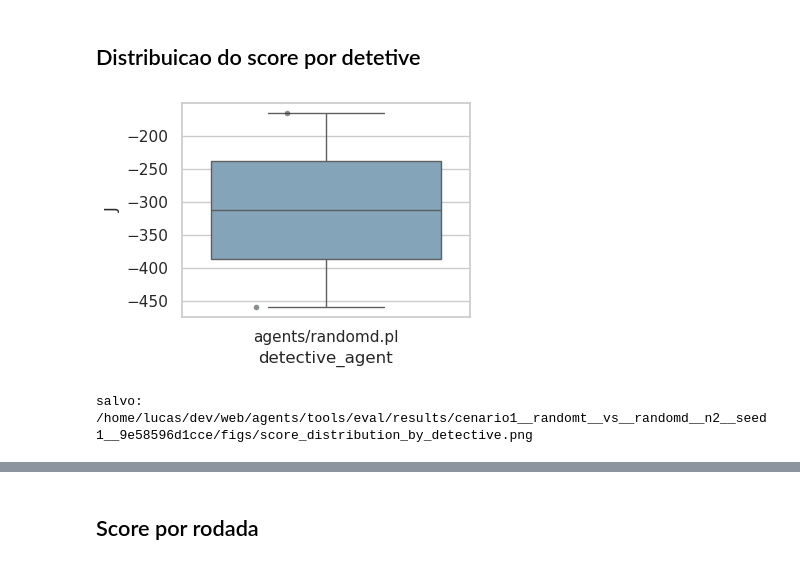
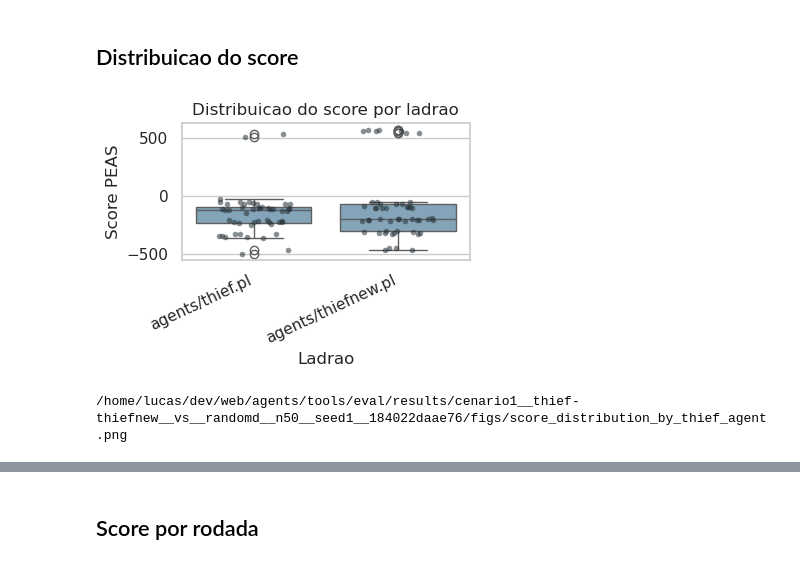
Before and after one commit to Kyamel/agents, a Jupyter notebook: tools/eval/plot.ipynb, the cells around one changed output, grey strips where cells are left out. Drawn from its saved outputs; the diff is of its cells as text; code cells hidden in the pictures.

```diff
--- a/tools/eval/plot.ipynb
+++ b/tools/eval/plot.ipynb
@@ -37,5 +50,5 @@ RESULT_DIR, FIGS_DIR
 # %%
-# Helpers
+# Helpers equivalentes aos de tools/eval/plot.py
 def load_dataset(result_dir: Path):
     """Carrega os CSVs de uma bateria em um dict de DataFrames."""
     result_dir = Path(result_dir).resolve()
@@ -70,6 +83,14 @@ def normalize_frames(matches: pd.DataFrame, summary: pd.DataFrame, best_worst: p
         }).fillna(matches["winner"])
 
 
+def save_fig(name: str) -> None:
+    plt.tight_layout()
+    path = FIGS_DIR / name
+    plt.savefig(path, dpi=160, bbox_inches="tight")
+    plt.show()
+    print(path)
+
+
 def without_all(summary: pd.DataFrame) -> pd.DataFrame:
     if "detective_agent" not in summary.columns:
         return summary
@@ -77,14 +98,10 @@ def without_all(summary: pd.DataFrame) -> pd.DataFrame:
     return filtered if not filtered.empty else summary
 
 
-def save_fig(name: str):
-    """Salva a figura atual em FIGS_DIR e fecha a figura."""
-    path = FIGS_DIR / name
-    plt.tight_layout()
-    plt.savefig(path, dpi=160, bbox_inches="tight")
-    plt.show()
-    plt.close()
-    print(f"salvo: {path}")
+def comparison_axis(frame: pd.DataFrame):
+    if "thief_agent" in frame.columns and frame["thief_agent"].nunique() > 1:
+        return "thief_agent", "Ladrao"
+    return "detective_agent", "Detetive"
 # %%
 # Carregamento dos CSVs
 dataset = load_dataset(RESULT_DIR)
@@ -105,13 +127,17 @@ display(matches.head())
 # %% [markdown]
-## Distribuicao do score por detetive
+## Distribuicao do score
 # %%
+x_col, x_label = comparison_axis(matches)
+
 plt.figure(figsize=FIGSIZE)
-sns.boxplot(data=matches, x="detective_agent", y="score", color="#7aa6c2")
-sns.stripplot(data=matches, x="detective_agent", y="score", color="#263238", alpha=0.55, jitter=0.25, size=4)
-plt.ylabel("J")
-plt.xticks(rotation=0)
-save_fig("score_distribution_by_detective.png")
+sns.boxplot(data=matches, x=x_col, y="score", color="#7aa6c2")
+sns.stripplot(data=matches, x=x_col, y="score", color="#263238", alpha=0.55, jitter=0.25, size=4)
+plt.title(f"Distribuicao do score por {x_label.lower()}")
+plt.xlabel(x_label)
+plt.ylabel("Score PEAS")
+plt.xticks(rotation=25, ha="right")
+save_fig(f"score_distribution_by_{x_col}.png")
 # %% [output]
-[figure, old version]
+[figure, new version]
-salvo: /home/lucas/dev/web/agents/tools/eval/results/cenario1__randomt__vs__randomd__n2__seed1__9e58596d1cce/figs/score_distribution_by_detective.png
+/home/lucas/dev/web/agents/tools/eval/results/cenario1__thief-thiefnew__vs__randomd__n50__seed1__184022daae76/figs/score_distribution_by_thief_agent.png
 # %% [markdown]
```
Also changed, not shown: parts of 14 cells of this notebook, 22 other files.
